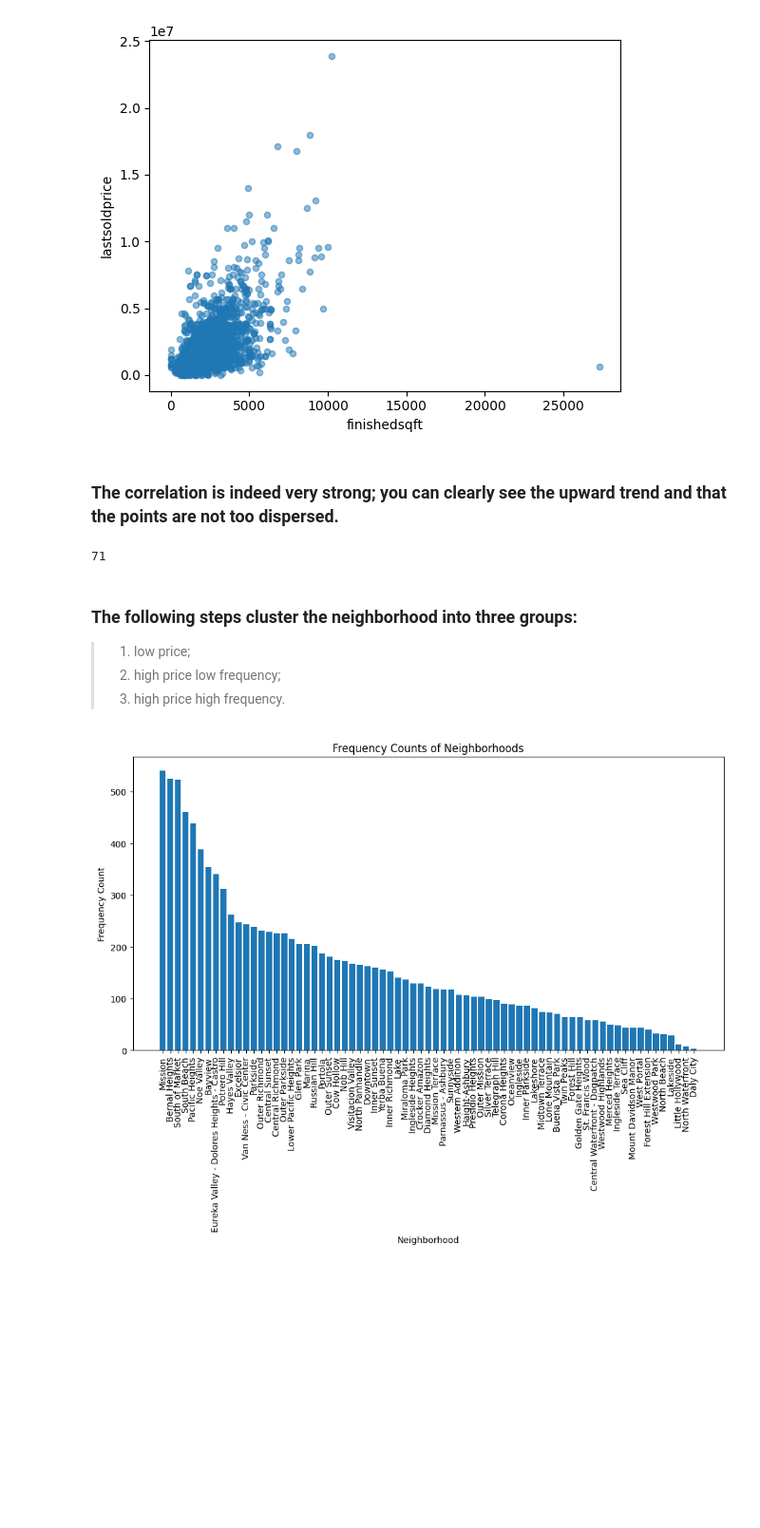
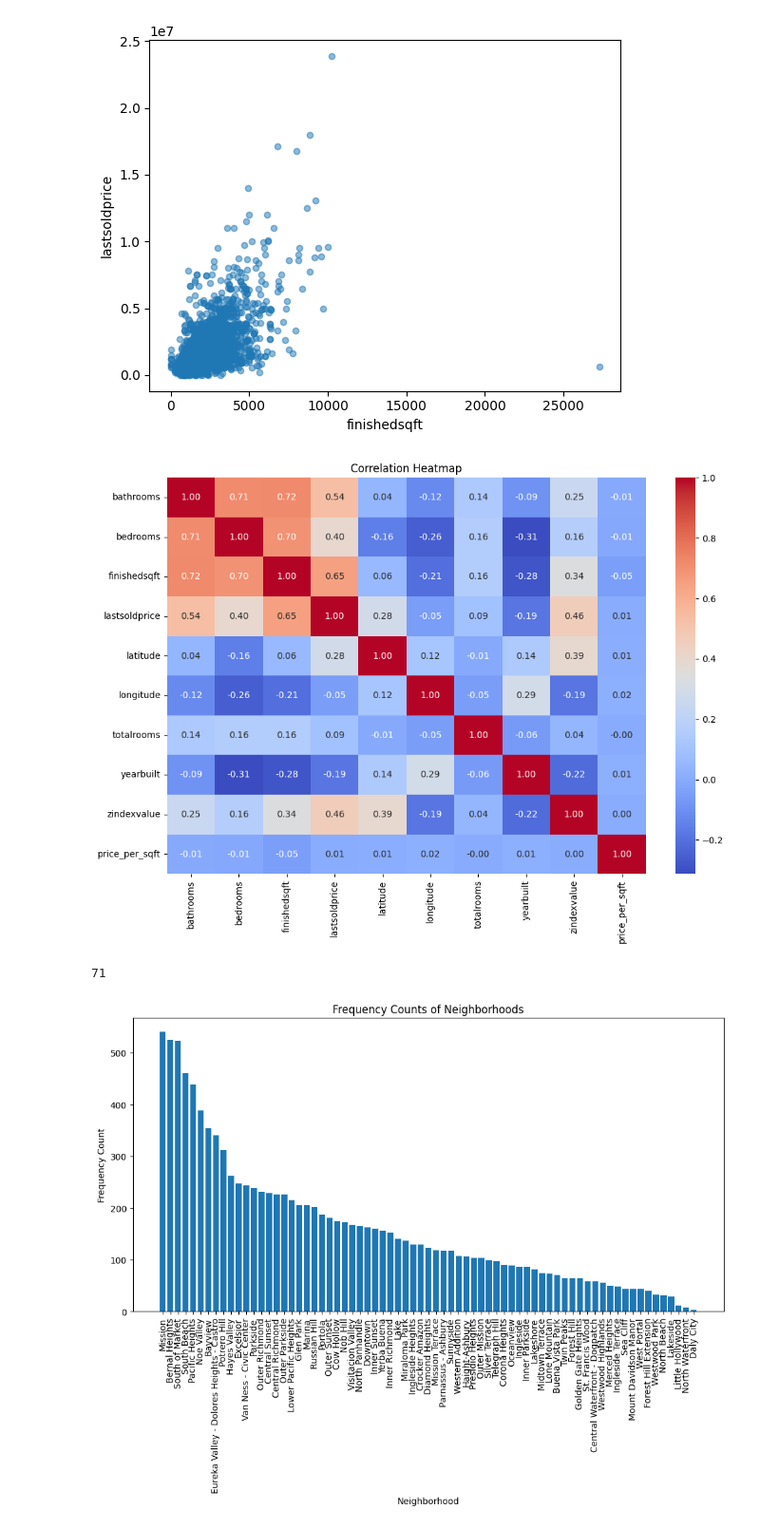
Before and after one commit to nabinsapkota21/Home-Price-Prediction, a Jupyter notebook: Home Price Prediction.ipynb, the cells around one changed output. Shown at 95% size. Cells and saved outputs as stored; diff of their text form; code cells hidden in the pictures; blank space fills up the shorter version.

```diff
--- a/Home Price Prediction.ipynb
+++ b/Home Price Prediction.ipynb
@@ -198,17 +184,22 @@ data.plot(kind="scatter",x="finishedsqft",y="lastsoldprice",alpha=0.5)
 plt.savefig("scatter.png")
 # %% [output]
 [figure]
-# %% [markdown]
-### The correlation is indeed very strong; you can clearly see the upward trend and that the points are not too dispersed.
+# %%
+data['price_per_sqft']=data['lastsoldprice']/data['finishedsqft']
+
+corr_matrix=data.corr(numeric_only=True)
+#corr_matrix
+corr_matrix['lastsoldprice'].sort_values(ascending=False)
+plt.figure(figsize=(12, 8))
+sns.heatmap(corr_matrix, annot=True, cmap='coolwarm', fmt=".2f")
+plt.title("Correlation Heatmap")
+plt.show()
+# %% [output]
+[figure, added]
 # %%
 len(data['neighborhood'].value_counts())
 # %% [output]
 71
-# %% [markdown]
-### The following steps cluster the neighborhood into three groups:
->1. low price;
->2. high price low frequency;
->3. high price high frequency.
 # %%
 # Calculate frequency counts of neighborhoods
 freq = data['neighborhood'].value_counts().reset_index()
```
Also changed, not shown: parts of 18 cells of this notebook.
